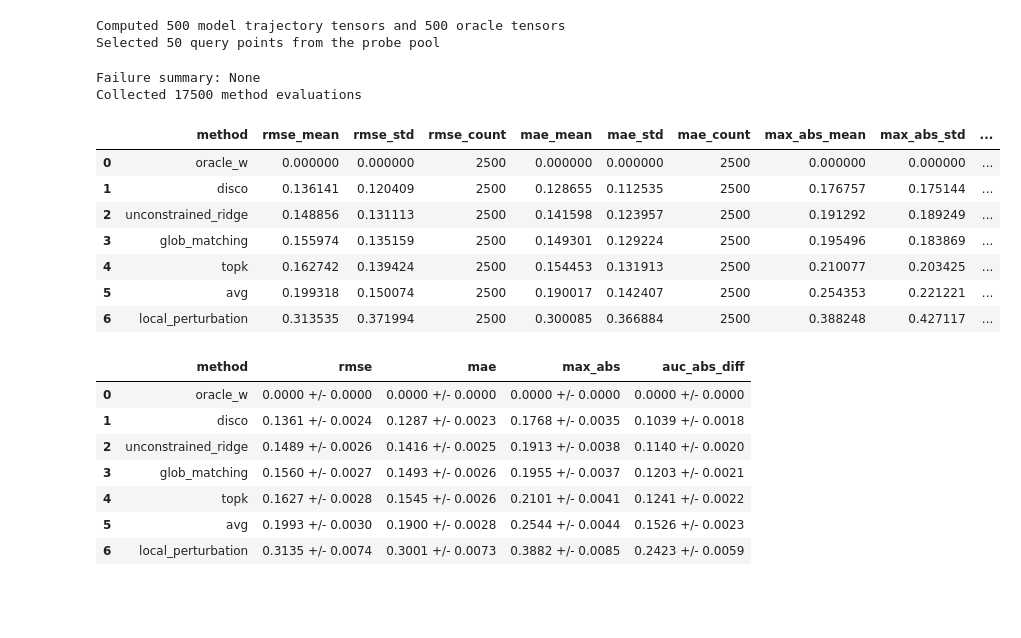
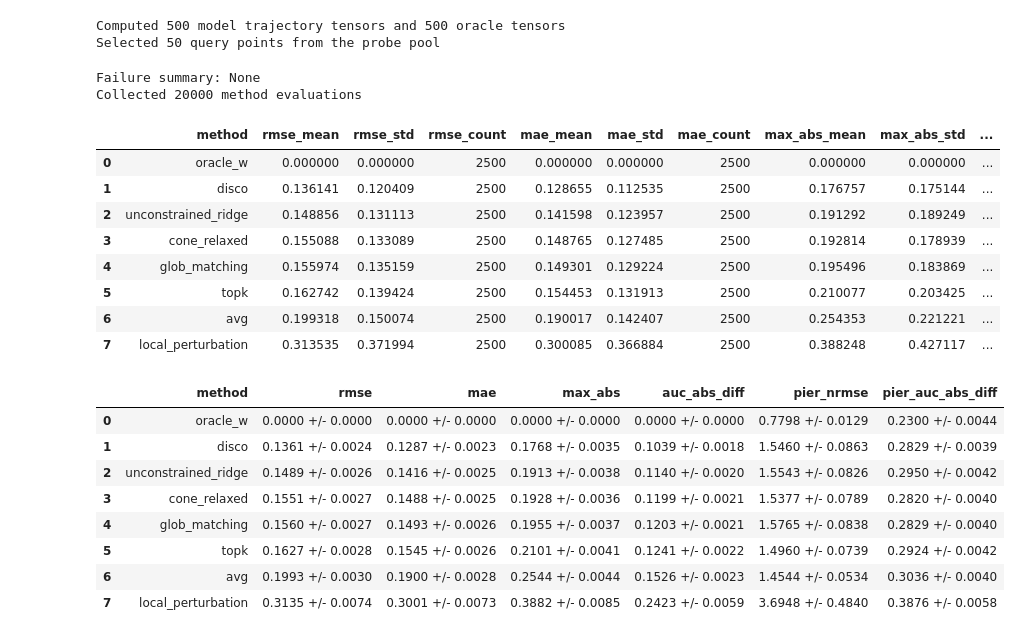
Before and after one commit to youlei202/Distributed-Synthetic-Control-Explanations, a Jupyter notebook: experiments/notebooks/disco_smode_benchmark.ipynb, the cells around one changed output. Cells and saved outputs as stored; diff of their text form; code cells hidden in the pictures; blank space fills up the shorter version.

```diff
--- a/experiments/notebooks/disco_smode_benchmark.ipynb
+++ b/experiments/notebooks/disco_smode_benchmark.ipynb
@@ -337,6 +338,22 @@ for intervention in tqdm(interventions, desc='Interventions'):
             failure_log['glob_matching'].append((intervention.name, int(probe_idx), str(exc)))
 
         try:
+            cone_output = baseline_runner.baseline_cone_relaxed_matching(
+                devices=model_devices,
+                trajectories=traj_slice_model,
+                theta0=grids.theta0,
+                x_star=x_star,
+                grids=grids,
+                intervention=intervention,
+                target_idx=target_idx,
+                lam=0.01,
+                target_class=target_class,
+            )
+            method_curves['cone_relaxed'] = (cone_output.tau, cone_output.meta)
+        except Exception as exc:
+            failure_log['cone_relaxed'].append((intervention.name, int(probe_idx), str(exc)))
+
+        try:
             lp_output = baseline_runner.baseline_local_perturbation(
                 device_t=target_device,
                 x_star=x_star,
@@ -350,9 +367,14 @@ for intervention in tqdm(interventions, desc='Interventions'):
 
         tau_true_auc = float(np.trapz(np.abs(tau_true), theta_vec))
         tau_true_energy = float(np.sqrt(np.mean(tau_true ** 2)))
+        # PIER truth from scenario and oracle weights
+        w_star = np.array(oracle_output.meta['weights'])
+        pier_true = compute_pier_truth(scenario, w_star, x_star, theta_vec)
+        theta_break = float(scenario.params.intensity_break)
 
         for method_name, (tau_hat, meta) in method_curves.items():
             metrics = compute_curve_metrics(tau_hat, tau_true, theta_vec)
+            pier_metrics = compute_pier_metrics(tau_hat, pier_true, theta_vec, theta_break)
             record = {
                 'method': method_name,
                 'intervention': intervention.name,
@@ -362,6 +384,7 @@ for intervention in tqdm(interventions, desc='Interventions'):
                 'tau_true_energy': tau_true_energy,
             }
             record.update(metrics)
+            record.update(pier_metrics)
             if method_name == 'disco':
                 for key, value in disco_meta.items():
                     record[f'disco_{key}'] = value
@@ -375,10 +398,12 @@ results_df = pd.DataFrame.from_records(records)
 print(f"Collected {len(results_df)} method evaluations")
 # %% [output]
 Failure summary: None
-Collected 17500 method evaluations
+Collected 20000 method evaluations
 # %%
+pd.set_option('display.max_columns', None)
+
 # Aggregate metrics with standard errors
-metric_cols = ['rmse', 'mae', 'max_abs', 'auc_abs_diff']
+metric_cols = ['rmse', 'mae', 'max_abs', 'auc_abs_diff', 'pier_nrmse', 'pier_auc_abs_diff', 'pier_corr', 'onset_abs_err']
 summary = (
     results_df
     .groupby('method')[metric_cols]
@@ -397,30 +422,32 @@ summary
 | 0 | oracle_w | 0.000000 | 0.000000 | 2500 | 0.000000 | 0.000000 | 2500 | 0.000000 | 0.000000 | ... |
 | 1 | disco | 0.136141 | 0.120409 | 2500 | 0.128655 | 0.112535 | 2500 | 0.176757 | 0.175144 | ... |
 | 2 | unconstrained_ridge | 0.148856 | 0.131113 | 2500 | 0.141598 | 0.123957 | 2500 | 0.191292 | 0.189249 | ... |
-| 3 | glob_matching | 0.155974 | 0.135159 | 2500 | 0.149301 | 0.129224 | 2500 | 0.195496 | 0.183869 | ... |
-| 4 | topk | 0.162742 | 0.139424 | 2500 | 0.154453 | 0.131913 | 2500 | 0.210077 | 0.203425 | ... |
-| 5 | avg | 0.199318 | 0.150074 | 2500 | 0.190017 | 0.142407 | 2500 | 0.254353 | 0.221221 | ... |
-| 6 | local_perturbation | 0.313535 | 0.371994 | 2500 | 0.300085 | 0.366884 | 2500 | 0.388248 | 0.427117 | ... |
+| 3 | cone_relaxed | 0.155088 | 0.133089 | 2500 | 0.148765 | 0.127485 | 2500 | 0.192814 | 0.178939 | ... |
+| 4 | glob_matching | 0.155974 | 0.135159 | 2500 | 0.149301 | 0.129224 | 2500 | 0.195496 | 0.183869 | ... |
+| 5 | topk | 0.162742 | 0.139424 | 2500 | 0.154453 | 0.131913 | 2500 | 0.210077 | 0.203425 | ... |
+| 6 | avg | 0.199318 | 0.150074 | 2500 | 0.190017 | 0.142407 | 2500 | 0.254353 | 0.221221 | ... |
+| 7 | local_perturbation | 0.313535 | 0.371994 | 2500 | 0.300085 | 0.366884 | 2500 | 0.388248 | 0.427117 | ... |
 # %%
 # Tabular view of mean +/- standard error
 def format_mean_sem(row, metric):
     return f"{row[f'{metric}_mean']:.4f} +/- {row[f'{metric}_sem']:.4f}"
 
 formatted_table = pd.DataFrame({
     metric: summary.apply(lambda row, m=metric: format_mean_sem(row, m), axis=1)
-    for metric in ['rmse', 'mae', 'max_abs', 'auc_abs_diff']
+    for metric in ['rmse', 'mae', 'max_abs', 'auc_abs_diff', 'pier_nrmse', 'pier_auc_abs_diff']
 })
 formatted_table.insert(0, 'method', summary['method'])
 formatted_table
 # %% [output]
-|  | method | rmse | mae | max_abs | auc_abs_diff |
-| 0 | oracle_w | 0.0000 +/- 0.0000 | 0.0000 +/- 0.0000 | 0.0000 +/- 0.0000 | 0.0000 +/- 0.0000 |
-| 1 | disco | 0.1361 +/- 0.0024 | 0.1287 +/- 0.0023 | 0.1768 +/- 0.0035 | 0.1039 +/- 0.0018 |
-| 2 | unconstrained_ridge | 0.1489 +/- 0.0026 | 0.1416 +/- 0.0025 | 0.1913 +/- 0.0038 | 0.1140 +/- 0.0020 |
-| 3 | glob_matching | 0.1560 +/- 0.0027 | 0.1493 +/- 0.0026 | 0.1955 +/- 0.0037 | 0.1203 +/- 0.0021 |
-| 4 | topk | 0.1627 +/- 0.0028 | 0.1545 +/- 0.0026 | 0.2101 +/- 0.0041 | 0.1241 +/- 0.0022 |
-| 5 | avg | 0.1993 +/- 0.0030 | 0.1900 +/- 0.0028 | 0.2544 +/- 0.0044 | 0.1526 +/- 0.0023 |
-| 6 | local_perturbation | 0.3135 +/- 0.0074 | 0.3001 +/- 0.0073 | 0.3882 +/- 0.0085 | 0.2423 +/- 0.0059 |
+|  | method | rmse | mae | max_abs | auc_abs_diff | pier_nrmse | pier_auc_abs_diff |
+| 0 | oracle_w | 0.0000 +/- 0.0000 | 0.0000 +/- 0.0000 | 0.0000 +/- 0.0000 | 0.0000 +/- 0.0000 | 0.7798 +/- 0.0129 | 0.2300 +/- 0.0044 |
+| 1 | disco | 0.1361 +/- 0.0024 | 0.1287 +/- 0.0023 | 0.1768 +/- 0.0035 | 0.1039 +/- 0.0018 | 1.5460 +/- 0.0863 | 0.2829 +/- 0.0039 |
+| 2 | unconstrained_ridge | 0.1489 +/- 0.0026 | 0.1416 +/- 0.0025 | 0.1913 +/- 0.0038 | 0.1140 +/- 0.0020 | 1.5543 +/- 0.0826 | 0.2950 +/- 0.0042 |
+| 3 | cone_relaxed | 0.1551 +/- 0.0027 | 0.1488 +/- 0.0025 | 0.1928 +/- 0.0036 | 0.1199 +/- 0.0021 | 1.5377 +/- 0.0789 | 0.2820 +/- 0.0040 |
+| 4 | glob_matching | 0.1560 +/- 0.0027 | 0.1493 +/- 0.0026 | 0.1955 +/- 0.0037 | 0.1203 +/- 0.0021 | 1.5765 +/- 0.0838 | 0.2829 +/- 0.0040 |
+| 5 | topk | 0.1627 +/- 0.0028 | 0.1545 +/- 0.0026 | 0.2101 +/- 0.0041 | 0.1241 +/- 0.0022 | 1.4960 +/- 0.0739 | 0.2924 +/- 0.0042 |
+| 6 | avg | 0.1993 +/- 0.0030 | 0.1900 +/- 0.0028 | 0.2544 +/- 0.0044 | 0.1526 +/- 0.0023 | 1.4544 +/- 0.0534 | 0.3036 +/- 0.0040 |
+| 7 | local_perturbation | 0.3135 +/- 0.0074 | 0.3001 +/- 0.0073 | 0.3882 +/- 0.0085 | 0.2423 +/- 0.0059 | 3.6948 +/- 0.4840 | 0.3876 +/- 0.0058 |
 # %%
 # Visual comparisons
 sns.set_style('whitegrid')
```
Also changed, not shown: parts of 2 cells of this notebook, 4 other files.
